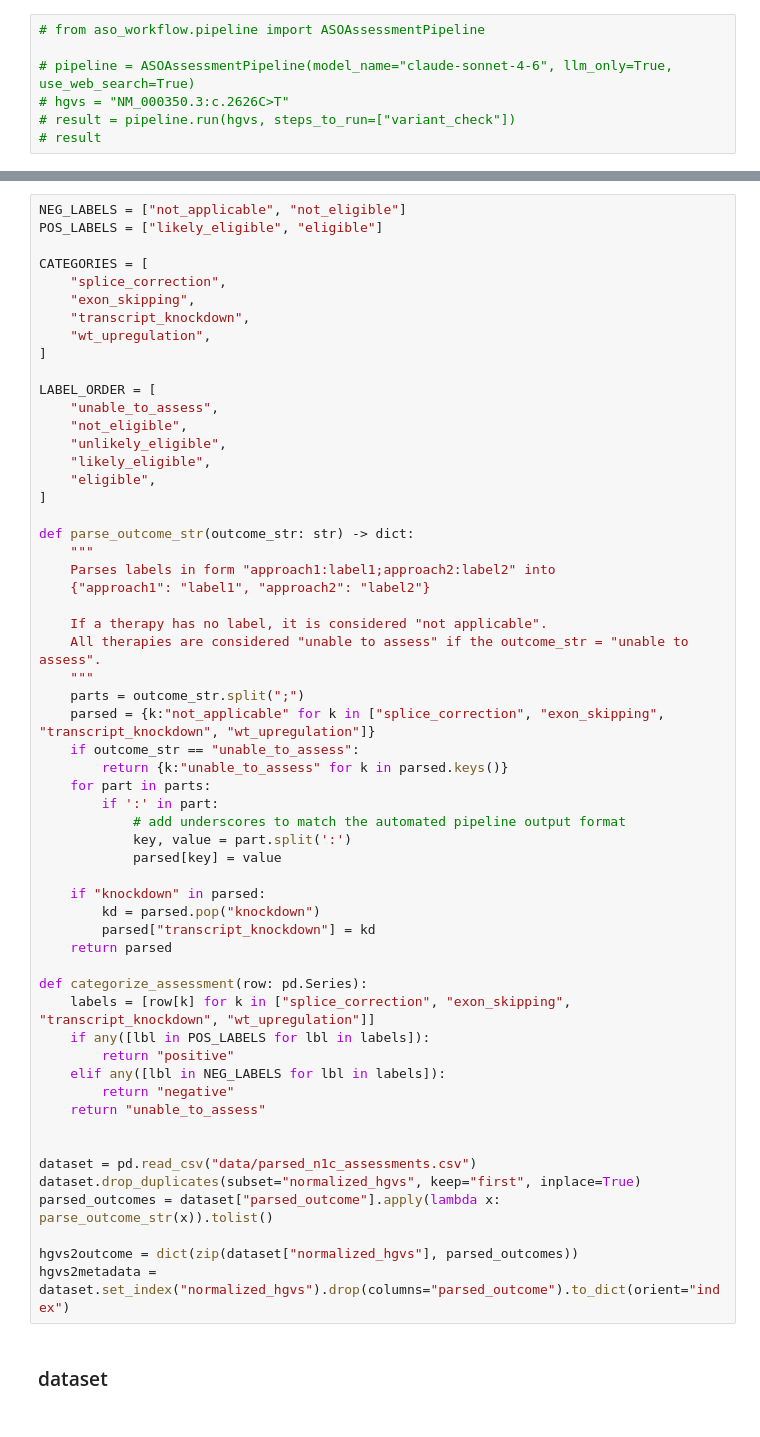
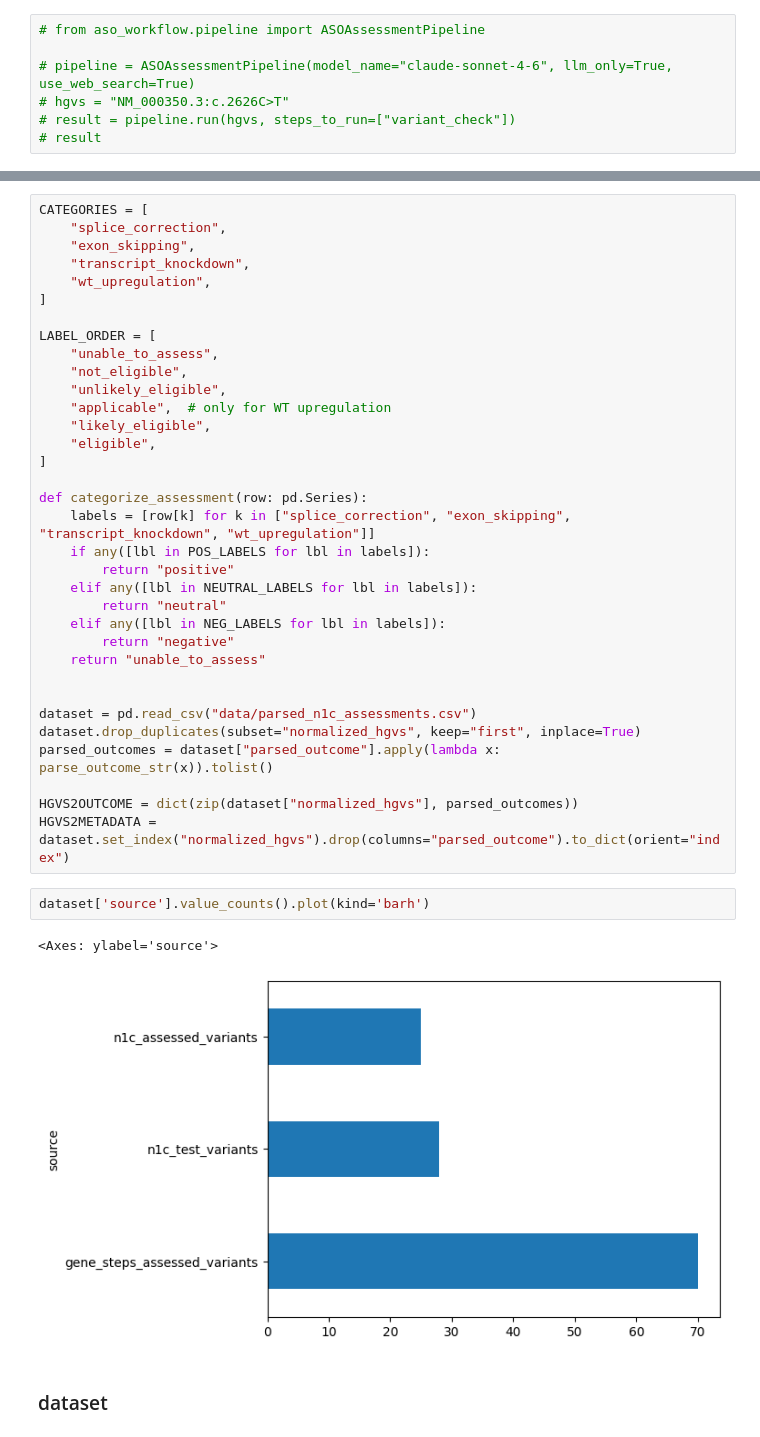
Before and after one commit to mpark20/aso-assistant, a Jupyter notebook: server/view_results.ipynb, the cells around one changed output, grey strips where cells are left out. Drawn from its saved outputs; the diff is of its cells as text.

```diff
--- a/server/view_results.ipynb
+++ b/server/view_results.ipynb
@@ -15,7 +19,4 @@ from sklearn.metrics import confusion_matrix, ConfusionMatrixDisplay
 # %%
-NEG_LABELS = ["not_applicable", "not_eligible"]
-POS_LABELS = ["likely_eligible", "eligible"]
-
 CATEGORIES = [
     "splice_correction",
     "exon_skipping",
@@ -27,37 +28,17 @@ LABEL_ORDER = [
     "unable_to_assess",
     "not_eligible",
     "unlikely_eligible",
+    "applicable",  # only for WT upregulation
     "likely_eligible",
     "eligible",
 ]
-
-def parse_outcome_str(outcome_str: str) -> dict:
-    """
-    Parses labels in form "approach1:label1;approach2:label2" into
-    {"approach1": "label1", "approach2": "label2"}
-
-    If a therapy has no label, it is considered "not applicable".
-    All therapies are considered "unable to assess" if the outcome_str = "unable to assess".
-    """
-    parts = outcome_str.split(";")
-    parsed = {k:"not_applicable" for k in ["splice_correction", "exon_skipping", "transcript_knockdown", "wt_upregulation"]}
-    if outcome_str == "unable_to_assess":
-        return {k:"unable_to_assess" for k in parsed.keys()}
-    for part in parts:
-        if ':' in part:
-            # add underscores to match the automated pipeline output format
-            key, value = part.split(':')
-            parsed[key] = value
-
-    if "knockdown" in parsed:
-        kd = parsed.pop("knockdown")
-        parsed["transcript_knockdown"] = kd
-    return parsed
 
 def categorize_assessment(row: pd.Series):
     labels = [row[k] for k in ["splice_correction", "exon_skipping", "transcript_knockdown", "wt_upregulation"]]
     if any([lbl in POS_LABELS for lbl in labels]):
         return "positive"
+    elif any([lbl in NEUTRAL_LABELS for lbl in labels]):
+        return "neutral"
     elif any([lbl in NEG_LABELS for lbl in labels]):
         return "negative"
     return "unable_to_assess"
@@ -67,8 +48,13 @@ dataset = pd.read_csv("data/parsed_n1c_assessments.csv")
 dataset.drop_duplicates(subset="normalized_hgvs", keep="first", inplace=True)
 parsed_outcomes = dataset["parsed_outcome"].apply(lambda x: parse_outcome_str(x)).tolist()
 
-hgvs2outcome = dict(zip(dataset["normalized_hgvs"], parsed_outcomes))
-hgvs2metadata = dataset.set_index("normalized_hgvs").drop(columns="parsed_outcome").to_dict(orient="index")
+HGVS2OUTCOME = dict(zip(dataset["normalized_hgvs"], parsed_outcomes))
+HGVS2METADATA = dataset.set_index("normalized_hgvs").drop(columns="parsed_outcome").to_dict(orient="index")
+# %%
+dataset['source'].value_counts().plot(kind='barh')
+# %% [output]
+<Axes: ylabel='source'>
+[figure, added]
 # %% [markdown]
 ### dataset
 # %%
```
Also changed, not shown: parts of 10 cells of this notebook, 1 other file.
